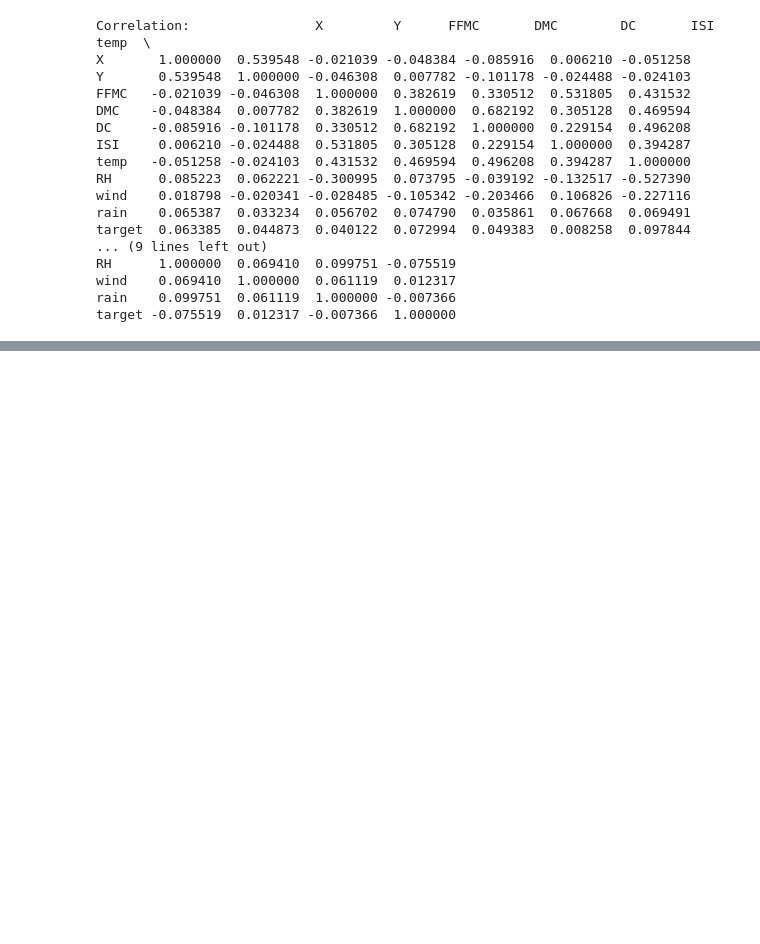
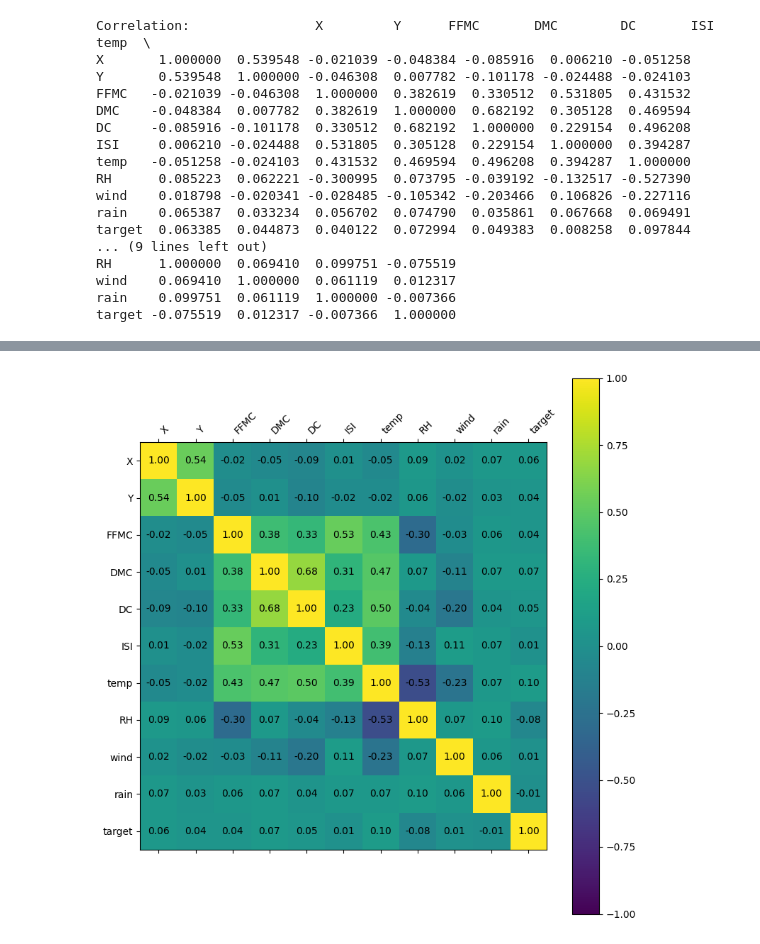
Before and after one commit to diegogerwig/TheBridge_DataScience, a Jupyter notebook: _Exercices/Exer_1_Core/Ex_07_01_Regression/regression_forest_fires.ipynb, the cells around one changed output, grey strips where cells are left out. Saved outputs shown, nothing was run; the diff lists cells and outputs as text; code cells hidden in the pictures; blank space fills up the shorter version.

```diff
--- a/_Exercices/Exer_1_Core/Ex_07_01_Regression/regression_forest_fires.ipynb
+++ b/_Exercices/Exer_1_Core/Ex_07_01_Regression/regression_forest_fires.ipynb
@@ -233,0 +238,24 @@ plt.show()
+# %%
+fig, ax = plt.subplots(figsize=(8, 8))
+
+corr_matrix = numeric_df.corr(method='pearson')
+
+cax = ax.matshow(corr_matrix, vmin=-1, vmax=1)
+
+fig.colorbar(cax)
+
+ticks = np.arange(len(numeric_df.columns))
+ax.set_xticks(ticks)
+ax.set_yticks(ticks)
+ax.set_xticklabels(numeric_df.columns, rotation=45, ha='left')
+ax.set_yticklabels(numeric_df.columns)
+
+for i in range(len(corr_matrix.columns)):
+    for j in range(len(corr_matrix.columns)):
+        text = ax.text(j, i, f'{corr_matrix.iloc[i, j]:.2f}', ha='center', va='center', color='black')
+
+plt.tight_layout()
+
+plt.show()
+# %% [output]
+[figure, added]
```
Also changed, not shown: parts of 15 cells of this notebook.
